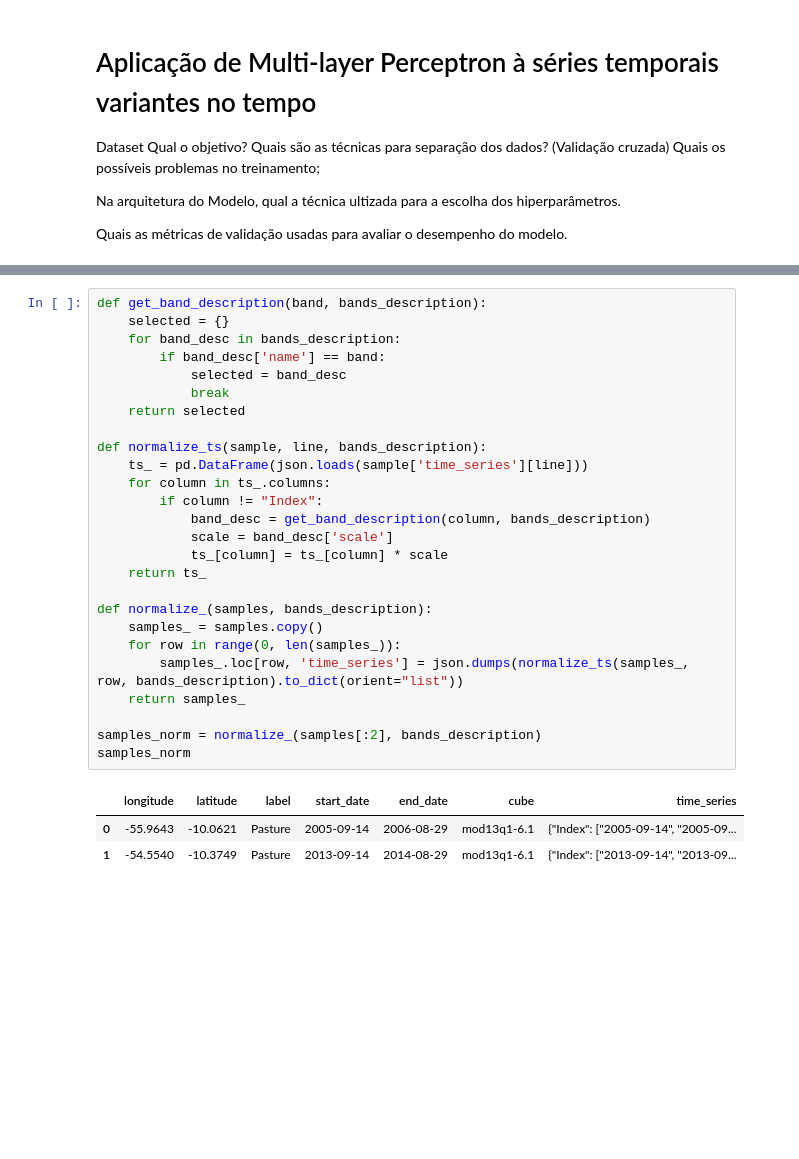
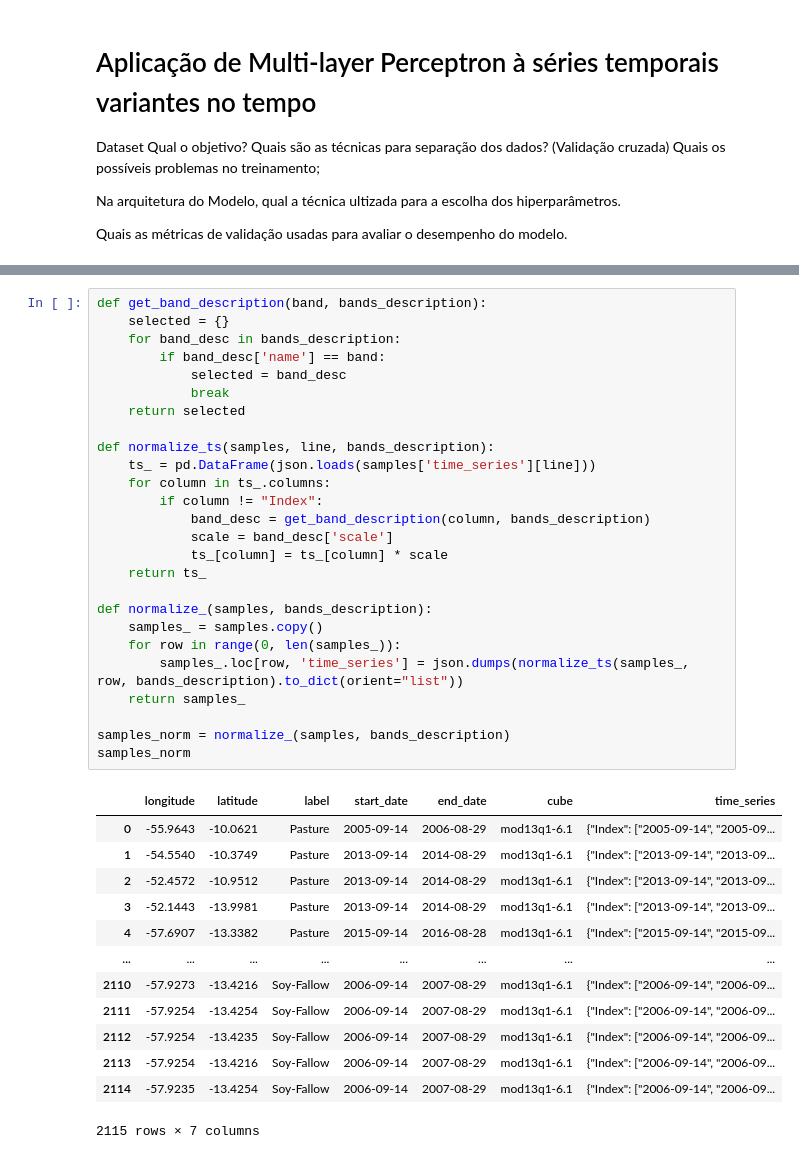
Before and after one commit to AbnerErnaniADSFatec/sbj_grad_neurocomputing_sources, a Jupyter notebook: trabalho_final/trabalho_final.ipynb, the cells around one changed output, grey strips where cells are left out. Cells and saved outputs as stored; diff of their text form; blank space fills up the shorter version.

```diff
--- a/trabalho_final/trabalho_final.ipynb
+++ b/trabalho_final/trabalho_final.ipynb
@@ -92,31 +85,41 @@ plot_ts(samples, random.randint(0, (len(samples) - 1)))
 # %%
 def get_band_description(band, bands_description):
     selected = {}
     for band_desc in bands_description:
         if band_desc['name'] == band:
             selected = band_desc
             break
     return selected
 
-def normalize_ts(sample, line, bands_description):
-    ts_ = pd.DataFrame(json.loads(sample['time_series'][line]))
+def normalize_ts(samples, line, bands_description):
+    ts_ = pd.DataFrame(json.loads(samples['time_series'][line]))
     for column in ts_.columns:
         if column != "Index":
             band_desc = get_band_description(column, bands_description)
             scale = band_desc['scale']
             ts_[column] = ts_[column] * scale
     return ts_
 
 def normalize_(samples, bands_description):
     samples_ = samples.copy()
     for row in range(0, len(samples_)):
         samples_.loc[row, 'time_series'] = json.dumps(normalize_ts(samples_, row, bands_description).to_dict(orient="list"))
     return samples_
 
-samples_norm = normalize_(samples[:2], bands_description)
+samples_norm = normalize_(samples, bands_description)
 samples_norm
 # %% [output]
 |  | longitude | latitude | label | start_date | end_date | cube | time_series |
 | 0 | -55.9643 | -10.0621 | Pasture | 2005-09-14 | 2006-08-29 | mod13q1-6.1 | {"Index": ["2005-09-14", "2005-09... |
 | 1 | -54.5540 | -10.3749 | Pasture | 2013-09-14 | 2014-08-29 | mod13q1-6.1 | {"Index": ["2013-09-14", "2013-09... |
+| 2 | -52.4572 | -10.9512 | Pasture | 2013-09-14 | 2014-08-29 | mod13q1-6.1 | {"Index": ["2013-09-14", "2013-09... |
+| 3 | -52.1443 | -13.9981 | Pasture | 2013-09-14 | 2014-08-29 | mod13q1-6.1 | {"Index": ["2013-09-14", "2013-09... |
+| 4 | -57.6907 | -13.3382 | Pasture | 2015-09-14 | 2016-08-28 | mod13q1-6.1 | {"Index": ["2015-09-14", "2015-09... |
+| ... | ... | ... | ... | ... | ... | ... | ... |
+| 2110 | -57.9273 | -13.4216 | Soy-Fallow | 2006-09-14 | 2007-08-29 | mod13q1-6.1 | {"Index": ["2006-09-14", "2006-09... |
+| 2111 | -57.9254 | -13.4254 | Soy-Fallow | 2006-09-14 | 2007-08-29 | mod13q1-6.1 | {"Index": ["2006-09-14", "2006-09... |
+| 2112 | -57.9254 | -13.4235 | Soy-Fallow | 2006-09-14 | 2007-08-29 | mod13q1-6.1 | {"Index": ["2006-09-14", "2006-09... |
+| 2113 | -57.9254 | -13.4216 | Soy-Fallow | 2006-09-14 | 2007-08-29 | mod13q1-6.1 | {"Index": ["2006-09-14", "2006-09... |
+| 2114 | -57.9235 | -13.4254 | Soy-Fallow | 2006-09-14 | 2007-08-29 | mod13q1-6.1 | {"Index": ["2006-09-14", "2006-09... |
+2115 rows × 7 columns
 # %%
```
Also changed, not shown: parts of 11 cells of this notebook.
